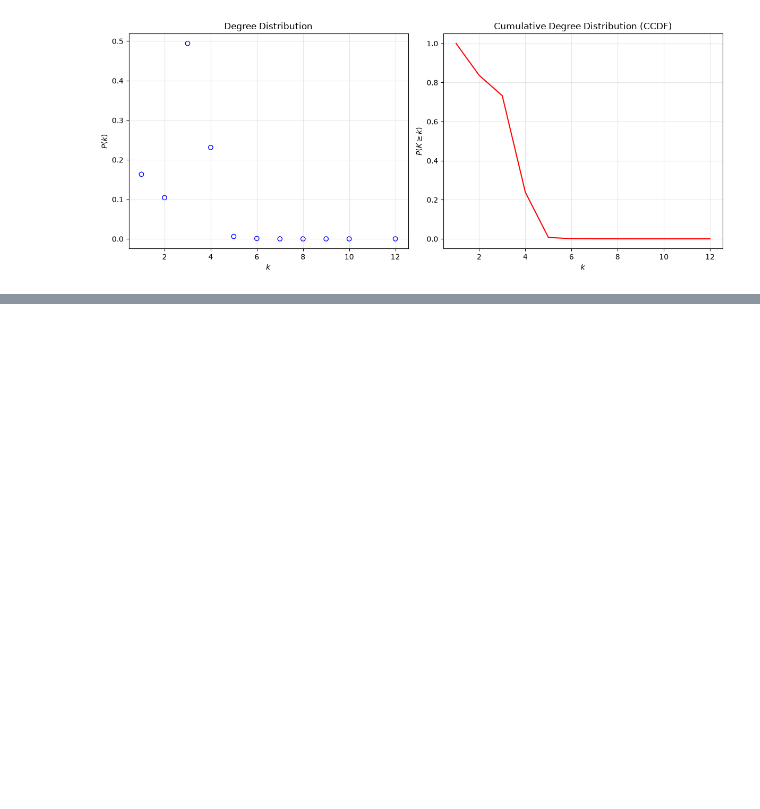
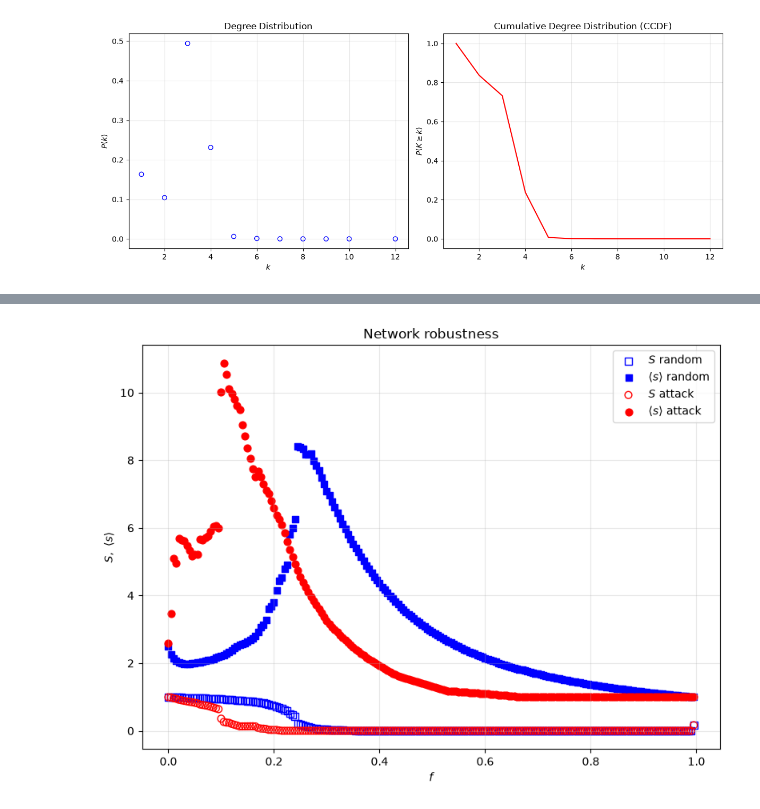
Before and after one commit to GiovanniLecce/ComplexNetsProj, a Jupyter notebook: complete_analysis.ipynb, the cells around one changed output, grey strips where cells are left out. Saved outputs shown, nothing was run; the diff lists cells and outputs as text; code cells hidden in the pictures; blank space fills up the shorter version.

```diff
--- a/complete_analysis.ipynb
+++ b/complete_analysis.ipynb
@@ -877,0 +920,94 @@ q = 0.995
+# %%
+import igraph as ig
+import networkx as nx
+import numpy as np
+import matplotlib.pyplot as plt
+
+# ============================
+# IGGRAPH → NETWORKX
+# ============================
+
+G_nx = nx.Graph()
+G_nx.add_nodes_from(range(G.vcount()))
+G_nx.add_edges_from(G.get_edgelist())
+
+# ============================
+# ROBUSTNESS ANALYSIS
+# ============================
+
+robustness = robustness_slow_analysis(
+    G_nx,
+    outfile="C:/Users/VALE/Documents/CN/forgithub/results/roadNet/roadNet_robustness_igraph.txt",
+    dq=0.005,
+    seed=56
+)
+
+# ============================
+# LOAD RESULTS
+# ============================
+
+data = np.loadtxt(
+    "C:/Users/VALE/Documents/CN/forgithub/results/roadNet/roadNet_robustness.txt",
+    skiprows=1
+)
+
+f      = data[:, 0]
+S_rand = data[:, 1]
+s_rand = data[:, 2]
+S_att  = data[:, 3]
+s_att  = data[:, 4]
+
+# ============================
+# PLOT
+# ============================
+
+plt.figure(figsize=(8, 6))
+
+# S random: empty blue squares
+plt.scatter(
+    f, S_rand,
+    marker='s',
+    facecolors='none',
+    edgecolors='blue',
+    s=40,
+    label=r'$S$ random'
+)
+
+# <s> random: filled blue squares
+plt.scatter(
+    f, s_rand,
+    marker='s',
+    color='blue',
+    s=40,
+    label=r'$\langle s \rangle$ random'
+)
+
+# S attack: empty red circles
+plt.scatter(
+    f, S_att,
+    marker='o',
+    facecolors='none',
+    edgecolors='red',
+    s=40,
+    label=r'$S$ attack'
+)
+
+# <s> attack: filled red circles
+plt.scatter(
+    f, s_att,
+    marker='o',
+    color='red',
+    s=40,
+    label=r'$\langle s \rangle$ attack'
+)
+
+plt.xlabel(r'$f$')
+plt.ylabel(r'$S,\ \langle s \rangle$')
+plt.title('Network robustness')
+plt.legend()
+plt.grid(True, alpha=0.3)
+
+plt.tight_layout()
+plt.show()
+# %% [output]
+[figure, added]
```
Also changed, not shown: parts of 11 cells of this notebook, 1 other file.
